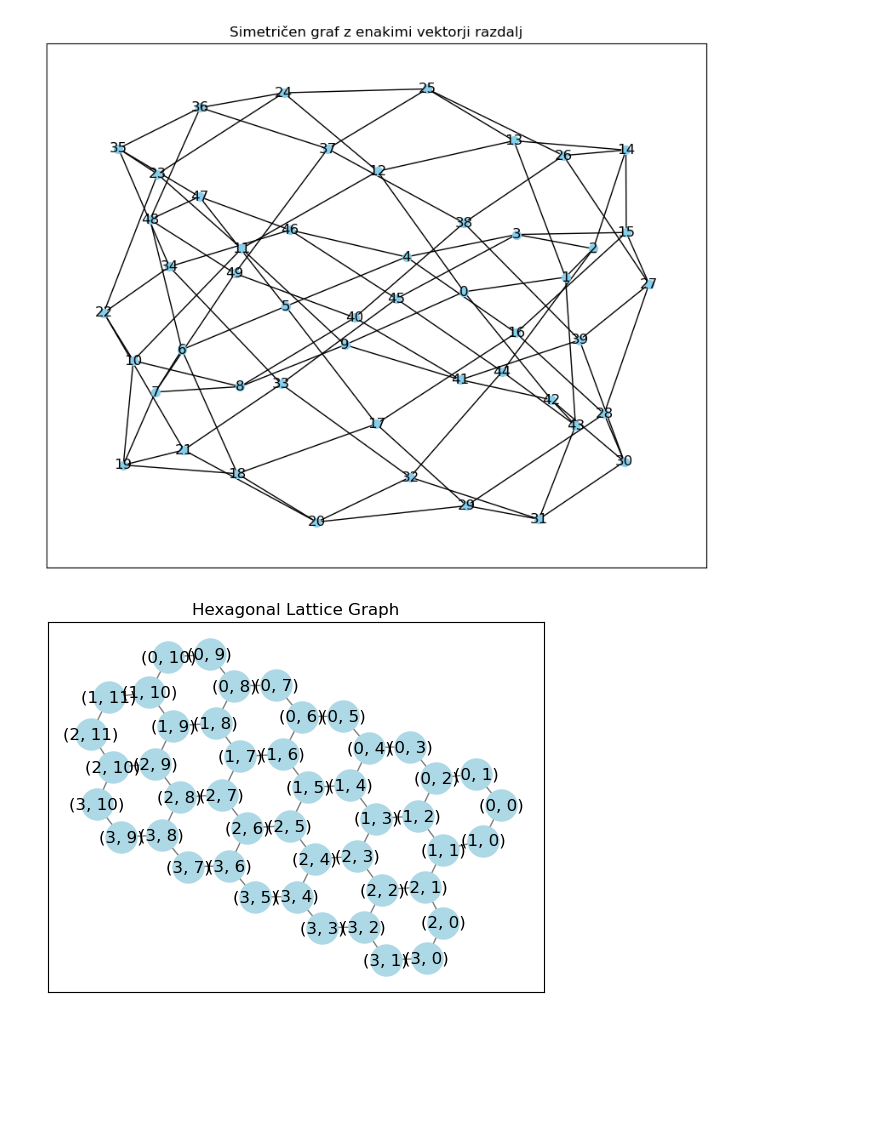
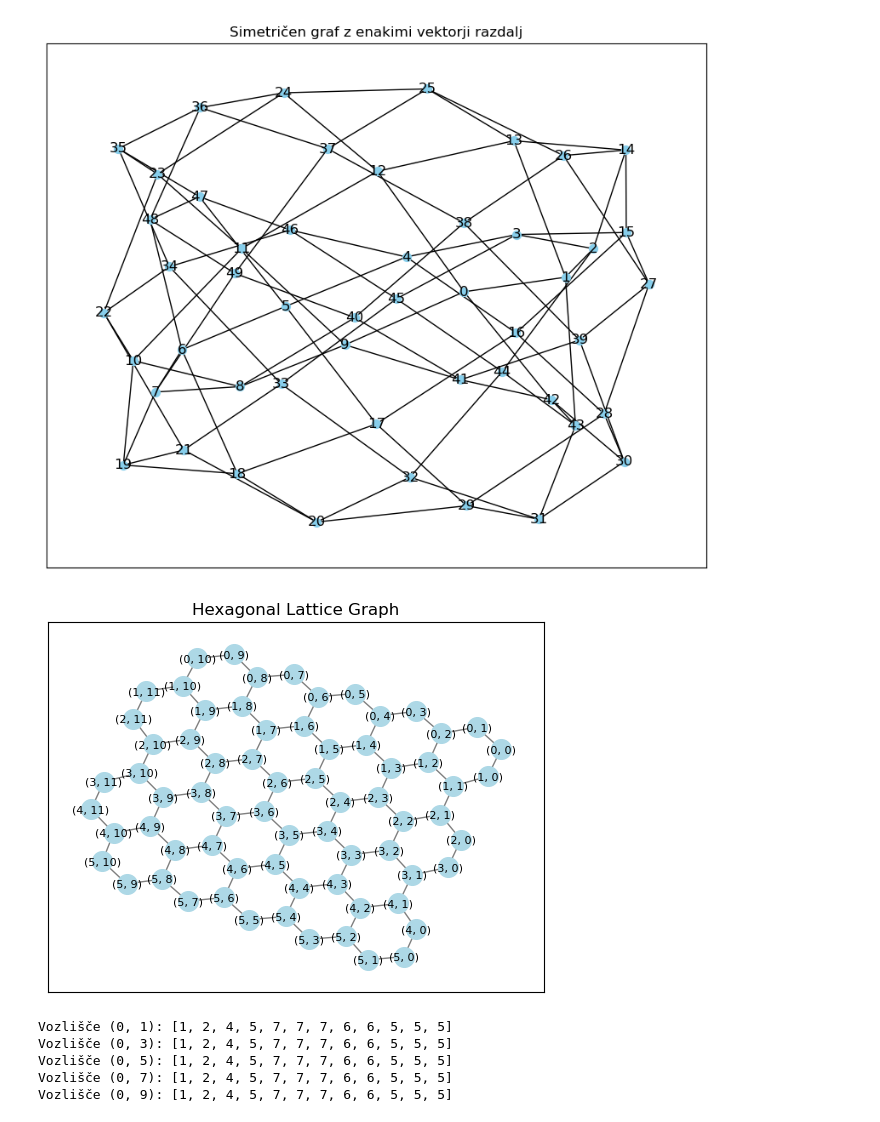
Before and after one commit to FlusAljaz/Distance-vector-of-non-tubical-nanotube-fullerenes-of-type-5-0-, a Jupyter notebook: projektna.ipynb, the cells around one changed output. Drawn from its saved outputs; the diff is of its cells as text; code cells hidden in the pictures; blank space fills up the shorter version.

Commit message:
združenje ogljišč in preverjenje istih razdalj v orbiti

```diff
--- a/projektna.ipynb
+++ b/projektna.ipynb
@@ -379,14 +379,14 @@ def merge_nodes(G, nodes, new_node, attr_dict=None, **attr):
     return new_graph
 # %%
 rows = 5  # Število vrstic v grafu
-cols = 3  # Število stolpcev v grafu
+cols = 5  # Število stolpcev v grafu
 hex_graph = nx.hexagonal_lattice_graph(rows, cols)
 
 # Nerišemo graf
 pos = nx.kamada_kawai_layout(hex_graph)  # Layout to make the hexagonal structure visible
-nx.draw_networkx(hex_graph, pos, with_labels=True, node_color="lightblue", edge_color="gray", node_size=500)
+nx.draw_networkx(hex_graph, pos, with_labels=True, node_color="lightblue", edge_color="gray", node_size=200, font_size = 8)
 
 plt.title("Hexagonal Lattice Graph")
 plt.show()
 # %% [output]
-[figure, old version]
+[figure, new version]
@@ -392,0 +411,19 @@ plt.show()
+# %%
+# izracuna vektor razdalj za naš 5x5 graf
+vektorji_razdalj = izračunaj_vektorje_razdalj(hex_graph3)
+
+# gledamo samo točke iz prve orbite
+specific_nodes = [(0, 1), (0, 3), (0, 5), (0, 7), (0, 9)]
+
+# uporabimo for loop da pokažemo da so iste razdalje
+for vozlišče in specific_nodes:
+    if vozlišče in vektorji_razdalj:
+        print(f"Vozlišče {vozlišče}: {vektorji_razdalj[vozlišče]}")
+    else:
+        print(f"Vozlišče {vozlišče} ni v grafu.")
+# %% [output]
+Vozlišče (0, 1): [1, 2, 4, 5, 7, 7, 7, 6, 6, 5, 5, 5]
+Vozlišče (0, 3): [1, 2, 4, 5, 7, 7, 7, 6, 6, 5, 5, 5]
+Vozlišče (0, 5): [1, 2, 4, 5, 7, 7, 7, 6, 6, 5, 5, 5]
+Vozlišče (0, 7): [1, 2, 4, 5, 7, 7, 7, 6, 6, 5, 5, 5]
+Vozlišče (0, 9): [1, 2, 4, 5, 7, 7, 7, 6, 6, 5, 5, 5]
```
Also changed, not shown: parts of 3 cells of this notebook.
